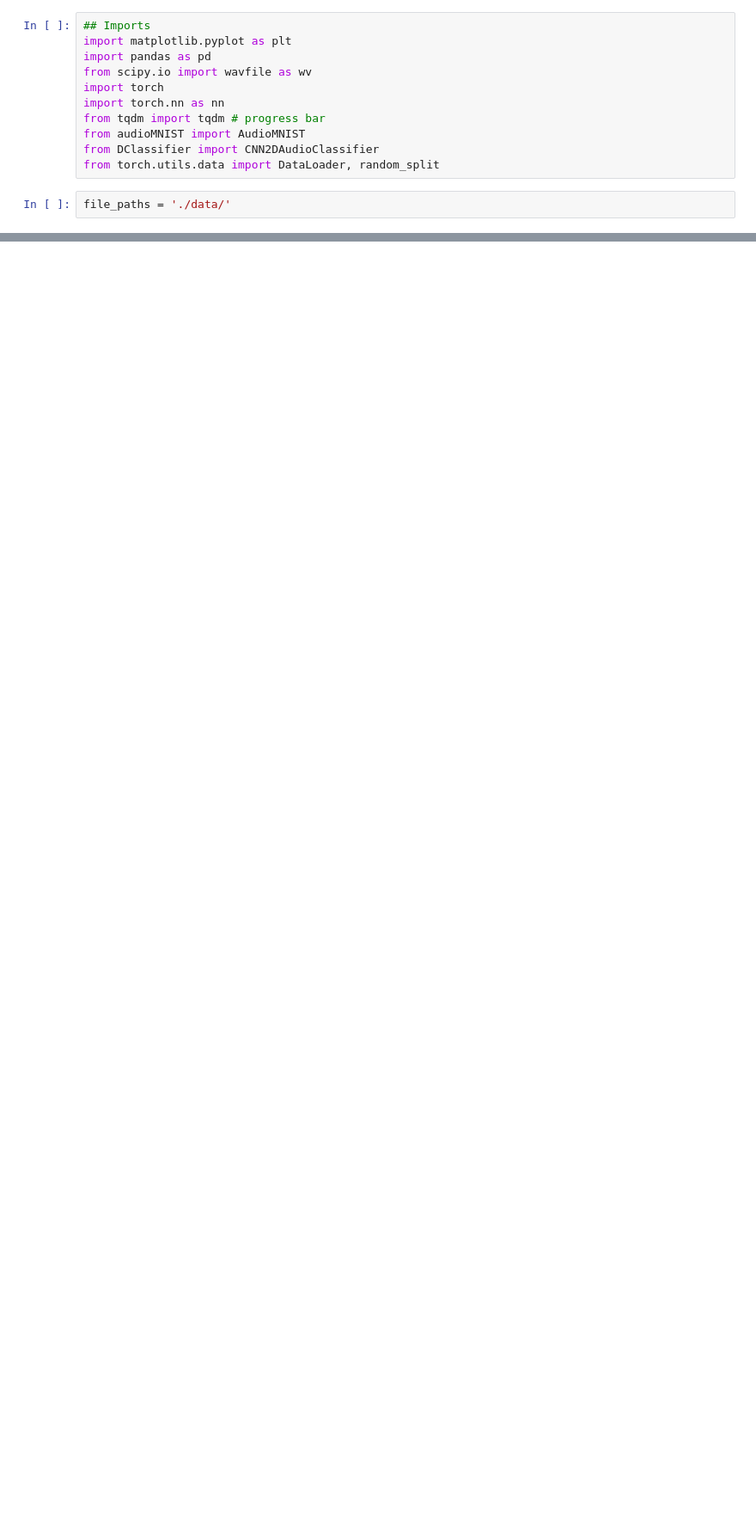
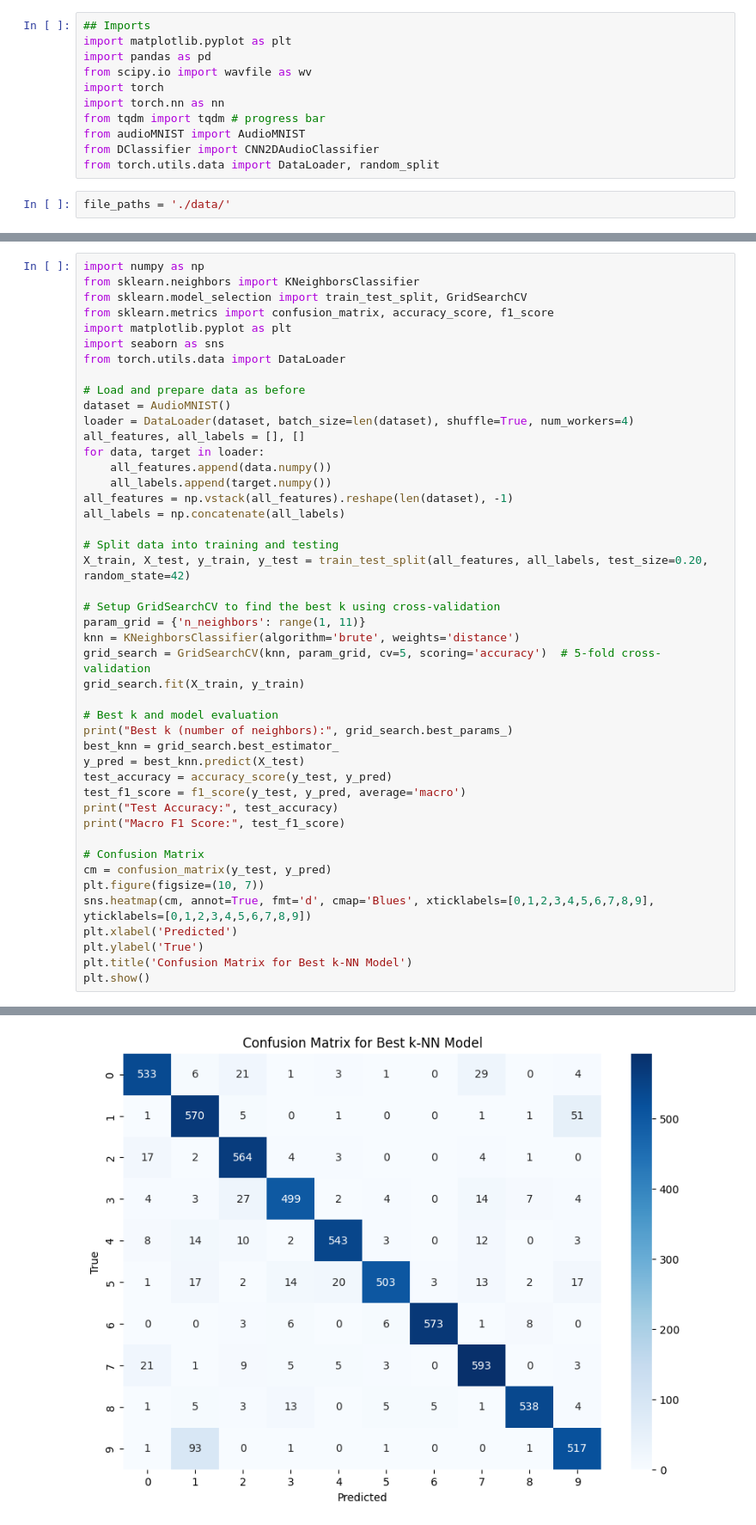
Before and after one commit to jarenadams21/ds4400-CaptchaDis, a Jupyter notebook: space/eval.ipynb, the cells around one changed output, grey strips where cells are left out. Shown at 86% size. Drawn from its saved outputs; the diff is of its cells as text; blank space fills up the shorter version.

```diff
--- a/space/eval.ipynb
+++ b/space/eval.ipynb
@@ -201,0 +14,46 @@ evaluate(model, val_dl)
+# %%
+import numpy as np
+from sklearn.neighbors import KNeighborsClassifier
+from sklearn.model_selection import train_test_split, GridSearchCV
+from sklearn.metrics import confusion_matrix, accuracy_score, f1_score
+import matplotlib.pyplot as plt
+import seaborn as sns
+from torch.utils.data import DataLoader
+
+# Load and prepare data as before
+dataset = AudioMNIST()
+loader = DataLoader(dataset, batch_size=len(dataset), shuffle=True, num_workers=4)
+all_features, all_labels = [], []
+for data, target in loader:
+    all_features.append(data.numpy())
+    all_labels.append(target.numpy())
+all_features = np.vstack(all_features).reshape(len(dataset), -1)
+all_labels = np.concatenate(all_labels)
+
+# Split data into training and testing
+X_train, X_test, y_train, y_test = train_test_split(all_features, all_labels, test_size=0.20, random_state=42)
+
+# Setup GridSearchCV to find the best k using cross-validation
+param_grid = {'n_neighbors': range(1, 11)}
+knn = KNeighborsClassifier(algorithm='brute', weights='distance')
+grid_search = GridSearchCV(knn, param_grid, cv=5, scoring='accuracy')  # 5-fold cross-validation
+grid_search.fit(X_train, y_train)
+
+# Best k and model evaluation
+print("Best k (number of neighbors):", grid_search.best_params_)
+best_knn = grid_search.best_estimator_
+y_pred = best_knn.predict(X_test)
+test_accuracy = accuracy_score(y_test, y_pred)
+test_f1_score = f1_score(y_test, y_pred, average='macro')
+print("Test Accuracy:", test_accuracy)
+print("Macro F1 Score:", test_f1_score)
+
+# Confusion Matrix
+cm = confusion_matrix(y_test, y_pred)
+plt.figure(figsize=(10, 7))
+sns.heatmap(cm, annot=True, fmt='d', cmap='Blues', xticklabels=[0,1,2,3,4,5,6,7,8,9], yticklabels=[0,1,2,3,4,5,6,7,8,9])
+plt.xlabel('Predicted')
+plt.ylabel('True')
+plt.title('Confusion Matrix for Best k-NN Model')
+plt.show()
+# %% [output]
@@ -201,0 +63 @@ evaluate(model, val_dl)
+[figure, added]
```
Also changed, not shown: parts of 11 cells of this notebook.
